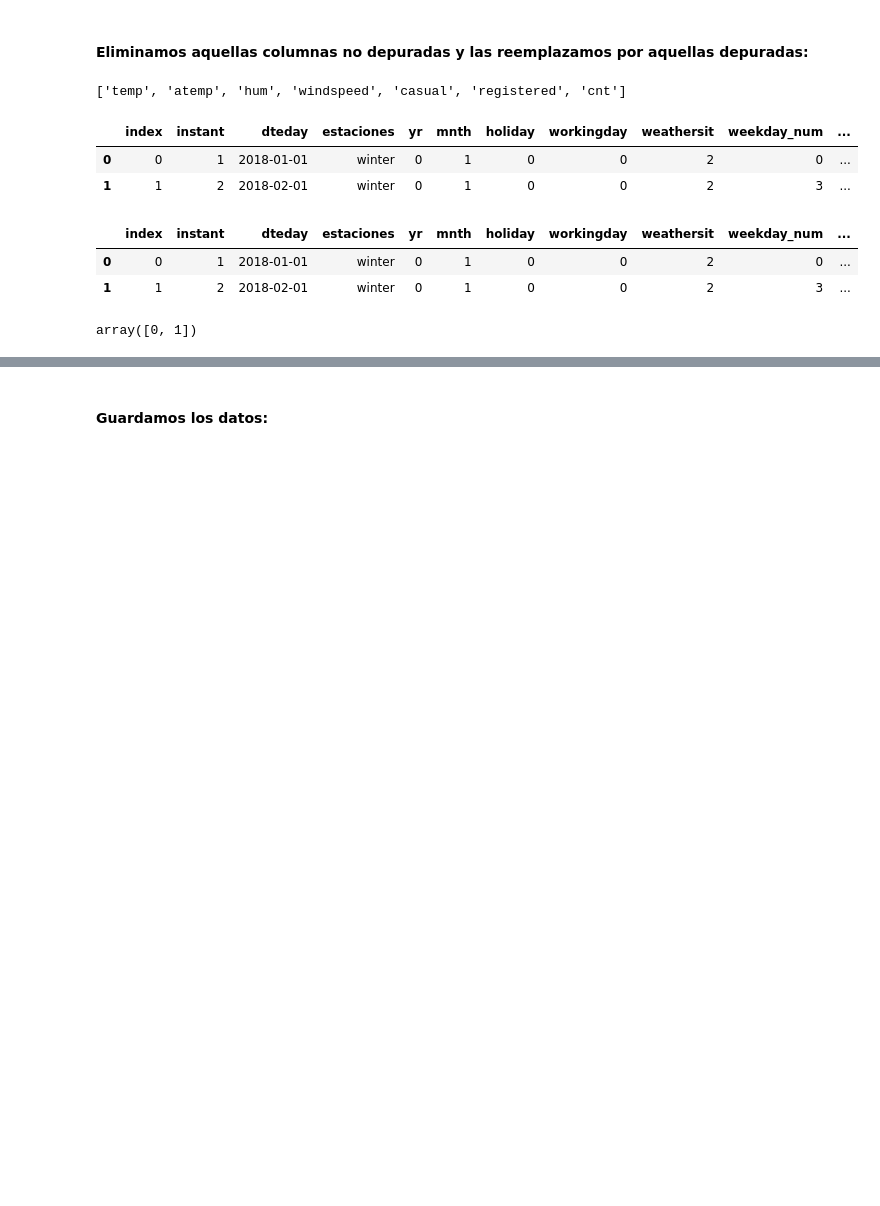
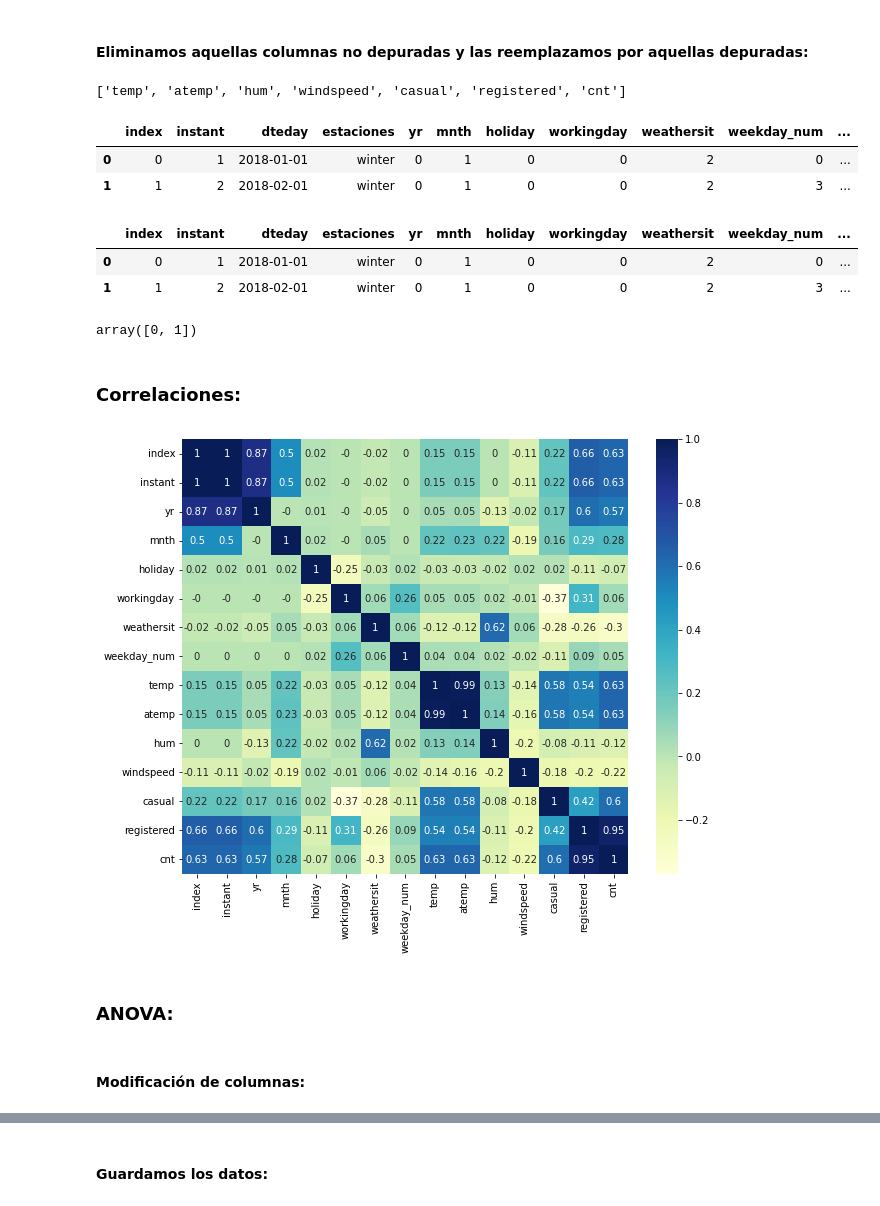
Before and after one commit to Adalab/project-da-promo-C-module-3-team-5, a Jupyter notebook: 2.EDA_II.ipynb, the cells around one changed output, grey strips where cells are left out. Drawn from its saved outputs; the diff is of its cells as text; code cells hidden in the pictures; blank space fills up the shorter version.

```diff
--- a/2.EDA_II.ipynb
+++ b/2.EDA_II.ipynb
@@ -453,28 +453,6 @@ def detectar_outliers(lista_columnas, dataframe):
 
             dicc_indices[col] = (list(outliers_data.index))
 
-    dicc_indices = {}
-
-
-    for col in lista_columnas:
-
-
-        Q1 = np.nanpercentile(df[col], 25)
-        Q3 = np.nanpercentile(df[col], 75)
-
-        IQR = Q3 - Q1
-
-
-        outlier_step = 1.5 * IQR
-
-
-        outliers_data = dataframe[(dataframe[col] < Q1 - outlier_step) | (dataframe[col] > Q3 + outlier_step)]
-
-
-        if outliers_data.shape[0] > 0:
-
-            dicc_indices[col] = (list(outliers_data.index))
-
     return dicc_indices
 # %%
 numericas2 = df2[['temp', 'atemp', 'hum', 'windspeed', 'casual', 'registered', 'cnt']]
@@ -579,3 +577,15 @@ df2.head(2)
 df2["yr"].unique()
 # %% [output]
 array([0, 1])
+# %% [markdown]
+### Correlaciones:
+# %%
+sns.heatmap(round(df2.corr(),2),
+           cmap = "YlGnBu",
+           annot = True);
+# %% [output]
+[figure, added]
+# %% [markdown]
+### ANOVA:
+# %% [markdown]
+#### Modificación de columnas:
```
Also changed, not shown: parts of 9 cells of this notebook, 3 other files.
